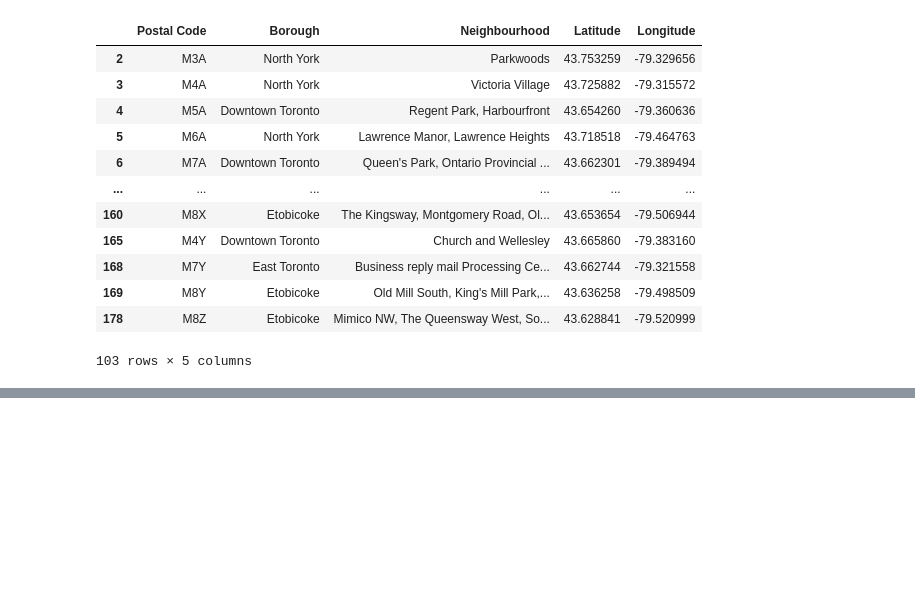
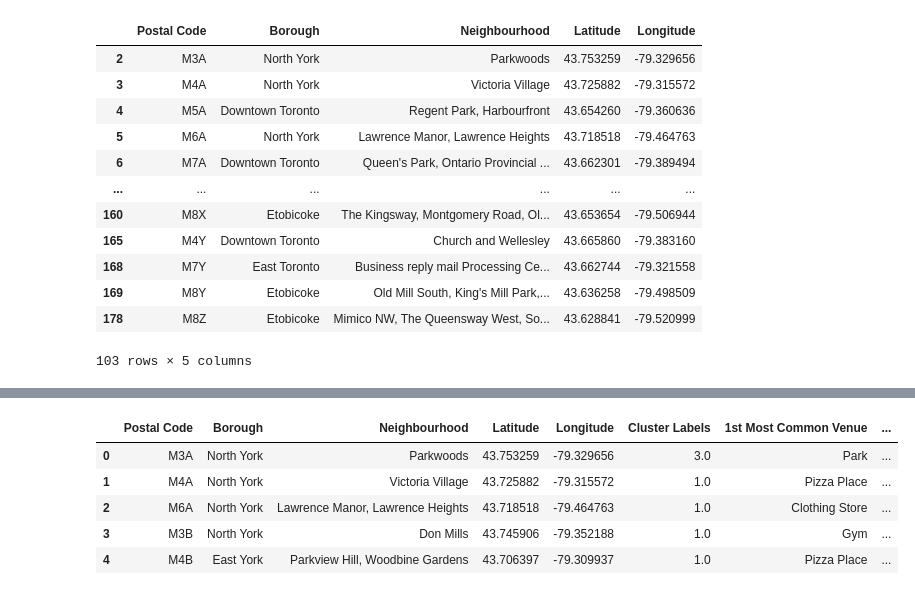
Before and after one commit to AprilFeng-0/Coursera_Capstone, a Jupyter notebook: Capstone Clustering.ipynb, the cells around one changed output, grey strips where cells are left out. Saved outputs shown, nothing was run; the diff lists cells and outputs as text; code cells hidden in the pictures; blank space fills up the shorter version.

```diff
--- a/Capstone Clustering.ipynb
+++ b/Capstone Clustering.ipynb
@@ -92,0 +516,9 @@ df_main
+# %%
+yk_merged.head()
+# %% [output]
+|  | Postal Code | Borough | Neighbourhood | Latitude | Longitude | Cluster Labels | 1st Most Common Venue | ... |
+| 0 | M3A | North York | Parkwoods | 43.753259 | -79.329656 | 3.0 | Park | ... |
+| 1 | M4A | North York | Victoria Village | 43.725882 | -79.315572 | 1.0 | Pizza Place | ... |
+| 2 | M6A | North York | Lawrence Manor, Lawrence Heights | 43.718518 | -79.464763 | 1.0 | Clothing Store | ... |
+| 3 | M3B | North York | Don Mills | 43.745906 | -79.352188 | 1.0 | Gym | ... |
+| 4 | M4B | East York | Parkview Hill, Woodbine Gardens | 43.706397 | -79.309937 | 1.0 | Pizza Place | ... |
```
Also changed, not shown: parts of 41 cells of this notebook.
